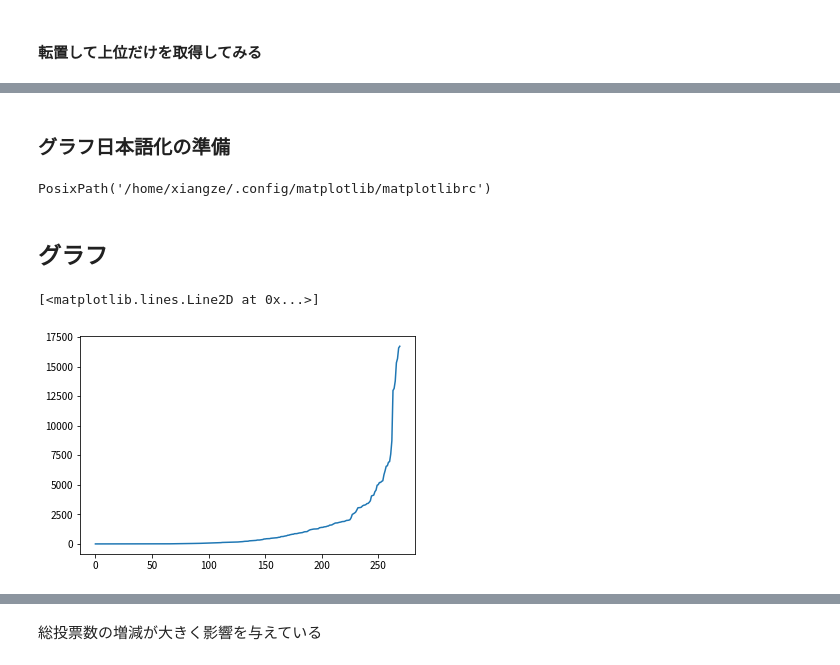
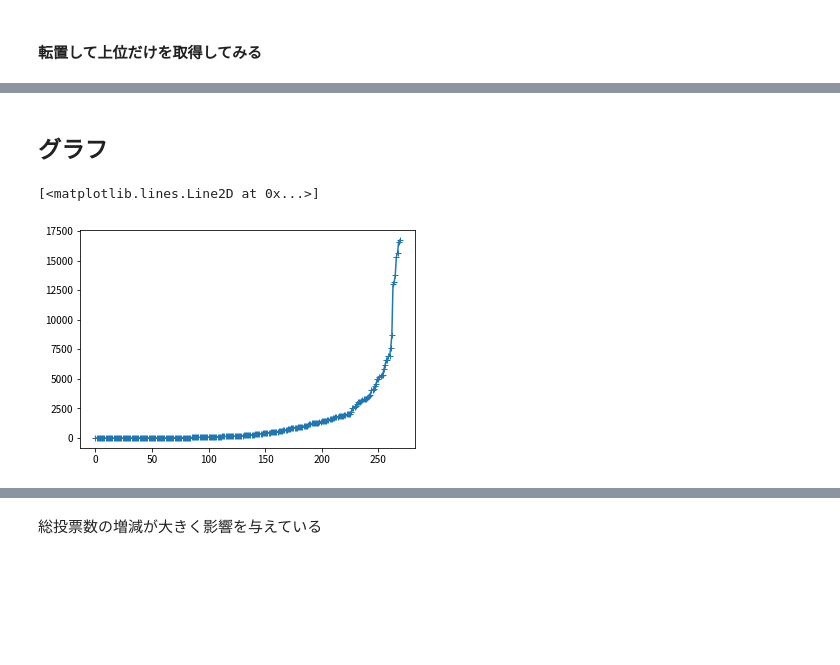
Before and after one commit to xiangze/toubou_vote_analysis, a Jupyter notebook: EDA.ipynb, the cells around one changed output, grey strips where cells are left out. Drawn from its saved outputs; the diff is of its cells as text; code cells hidden in the pictures; blank space fills up the shorter version.

```diff
--- a/EDA.ipynb
+++ b/EDA.ipynb
@@ -240,3 +206,5 @@ for i,f in enumerate(charfiles):
+# %%
+chars_points,chars_ranks=generate_points_ranks(charfiles,columnfunc_char)
 # %% [markdown]
 ## キャラクターのポイント、ランキングの全期間合併
 # %%
@@ -341,3 +283,5 @@ pdd=pdd.replace(',','')
+# %%
+pdd=merge_votes(chars_points)
 # %% [markdown]
 #### 転置して上位だけを取得してみる
 # %%
@@ -386,14 +329,0 @@ pddT9
-# %% [markdown]
-### グラフ日本語化の準備
-# %%
-import shutil
-from pathlib import Path
-
-config_dir = Path(mpl.get_configdir())
-config_dir.mkdir(exist_ok=True, parents=True)
-
-default_config_path = Path(mpl.__file__).parent / "mpl-data/matplotlibrc"
-config_path = config_dir / "matplotlibrc"
-shutil.copyfile(default_config_path, config_path)
-# %% [output]
-PosixPath('/home/xiangze/.config/matplotlib/matplotlibrc')
@@ -402,13 +330,12 @@ PosixPath('/home/xiangze/.config/matplotlib/matplotlibrc')
 # %% [markdown]
 ## グラフ
 # %%
-pdd["ポイント18"]=pdd["ポイント18"].fillna(0)
-pdd["ポイント18"]=pdd["ポイント18"].astype("int")
-mpl.pyplot.plot(np.sort(pdd["ポイント18"]))
-#mpl.pyplot.bar(np.sort(pdd["ポイント18"]),10)
+pdd["18"]=pdd["18"].fillna(0)
+pdd["18"]=pdd["18"].astype("int")
+mpl.pyplot.plot(np.sort(pdd["18"]),marker='+')
 # %% [output]
 [<matplotlib.lines.Line2D at 0x...>]
-[figure, old version]
+[figure, new version]
 # %%
 pddT9.plot(figsize=(10,10),marker='+',)
 # %% [output]
```
Also changed, not shown: parts of 47 cells of this notebook, 4 other files.
